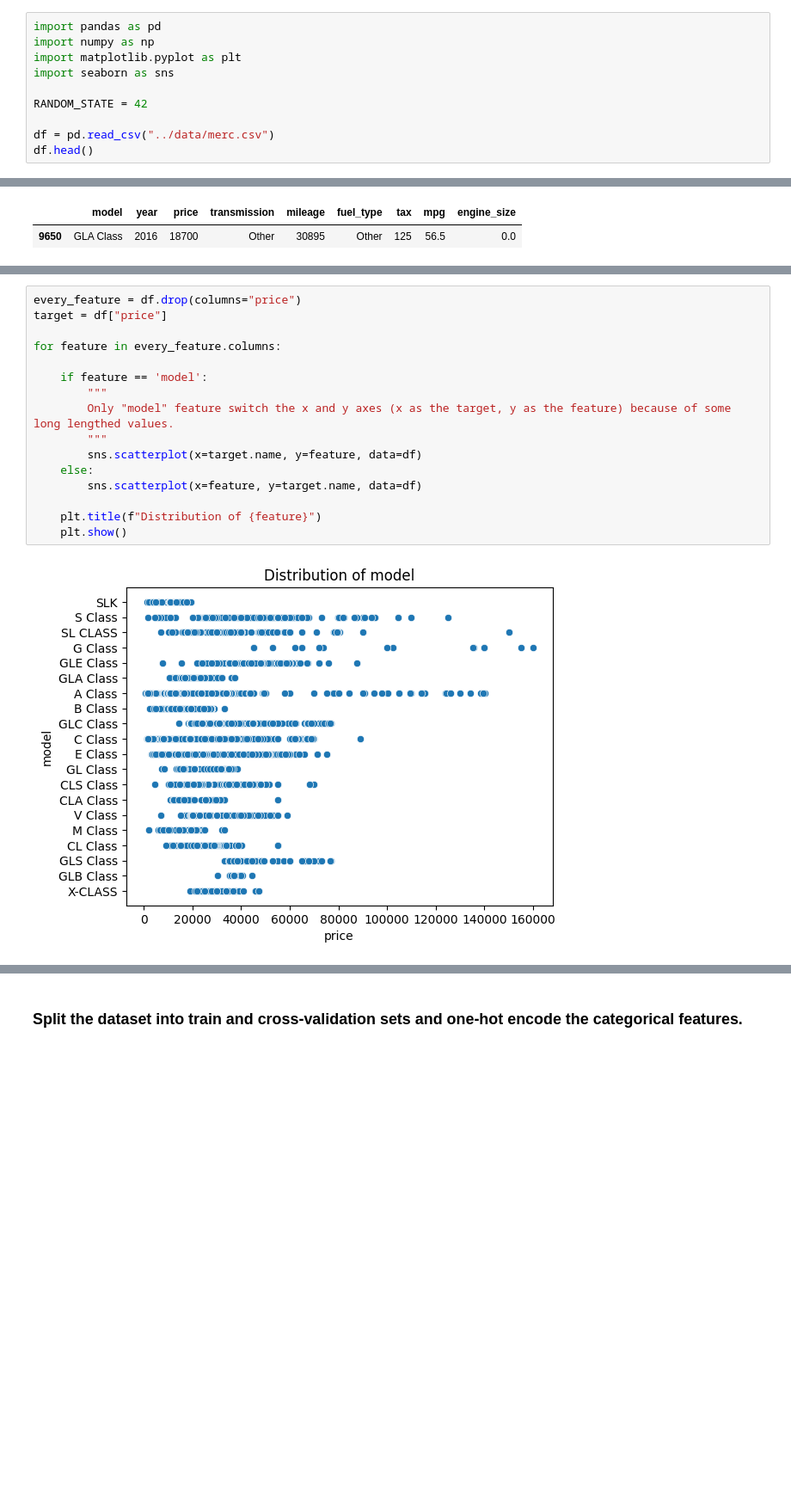
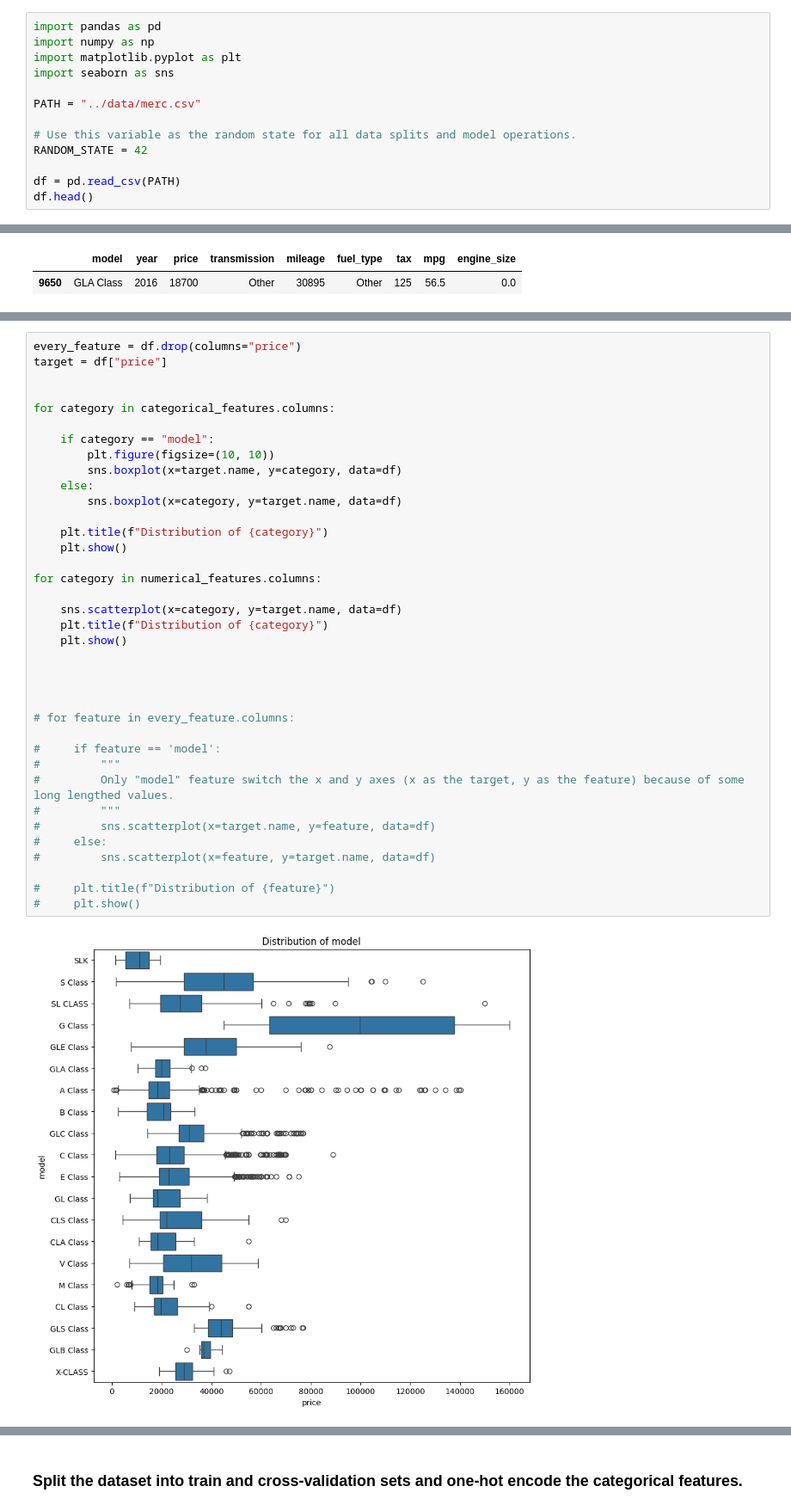
Before and after one commit to mkim2178/used-car-price-predictor-mercedes, a Jupyter notebook: notebooks/analysis.ipynb, the cells around one changed output, grey strips where cells are left out. Shown at 86% size. Drawn from its saved outputs; the diff is of its cells as text; blank space fills up the shorter version.

```diff
--- a/notebooks/analysis.ipynb
+++ b/notebooks/analysis.ipynb
@@ -8,9 +12,12 @@ import numpy as np
 import matplotlib.pyplot as plt
 import seaborn as sns
 
+PATH = "../data/merc.csv"
+
+# Use this variable as the random state for all data splits and model operations.
 RANDOM_STATE = 42
 
-df = pd.read_csv("../data/merc.csv")
+df = pd.read_csv(PATH)
 df.head()
 # %% [output]
 |  | model | year | price | transmission | mileage | fuelType | tax | mpg | engineSize |
@@ -222,18 +287,39 @@ Switch the x and y only when visualizing `model` feature and the target (long `m
 # %%
 every_feature = df.drop(columns="price")
 target = df["price"]
 
-for feature in every_feature.columns:
 
-    if feature == 'model':
-        """
-        Only "model" feature switch the x and y axes (x as the target, y as the feature) because of some long lengthed values.
-        """
-        sns.scatterplot(x=target.name, y=feature, data=df)
+for category in categorical_features.columns:
+
+    if category == "model":
+        plt.figure(figsize=(10, 10))
+        sns.boxplot(x=target.name, y=category, data=df)
     else:
-        sns.scatterplot(x=feature, y=target.name, data=df)
+        sns.boxplot(x=category, y=target.name, data=df)
 
-    plt.title(f"Distribution of {feature}")
+    plt.title(f"Distribution of {category}")
     plt.show()
+
+for category in numerical_features.columns:
+
+    sns.scatterplot(x=category, y=target.name, data=df)
+    plt.title(f"Distribution of {category}")
+    plt.show()
+
+
+
+
+# for feature in every_feature.columns:
+
+#     if feature == 'model':
+#         """
+#         Only "model" feature switch the x and y axes (x as the target, y as the feature) because of some long lengthed values.
+#         """
+#         sns.scatterplot(x=target.name, y=feature, data=df)
+#     else:
+#         sns.scatterplot(x=feature, y=target.name, data=df)
+
+#     plt.title(f"Distribution of {feature}")
+#     plt.show()
 # %% [output]
-[figure, old version]
+[figure, new version]
```
Also changed, not shown: parts of 18 cells of this notebook.
